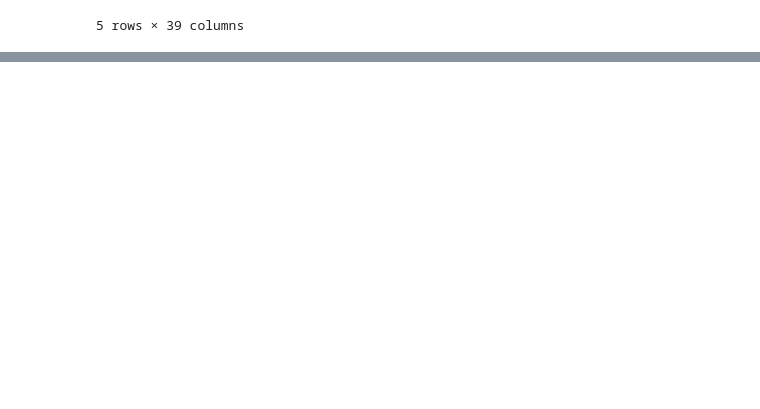
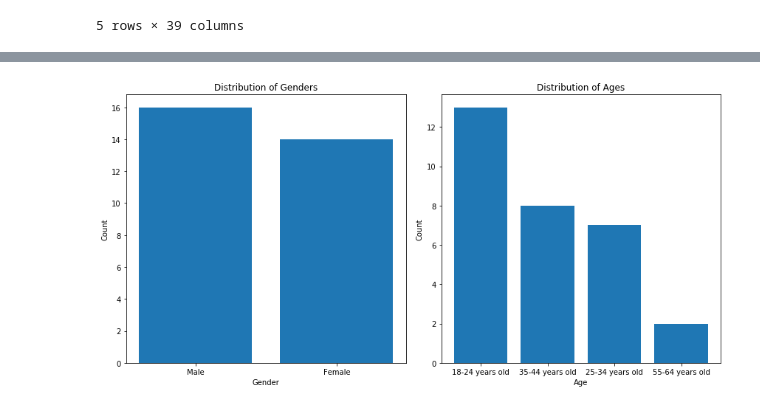
Before and after one commit to iatecookies/BachelorThesis, a Jupyter notebook: analysis.ipynb, the cells around one changed output, grey strips where cells are left out. Saved outputs shown, nothing was run; the diff lists cells and outputs as text; code cells hidden in the pictures; blank space fills up the shorter version.

```diff
--- a/analysis.ipynb
+++ b/analysis.ipynb
@@ -218,0 +218,28 @@ This solver needs samples of at least 2 classes in the data, but the data contai
+# %%
+# Set up the figure with two subplots
+fig, axes = plt.subplots(1, 2, figsize=(12, 6))  # Adjust the figure size if needed
+
+
+# Plot 1: Gender Distribution
+gender_counts = df['Q15'].value_counts()
+axes[0].bar(gender_counts.index, gender_counts.values)
+axes[0].set_xlabel('Gender')
+axes[0].set_ylabel('Count')
+axes[0].set_title('Distribution of Genders')
+
+
+
+# Plot 2: Age Distribution
+age_counts = df['Q16'].value_counts()
+axes[1].bar(age_counts.index, age_counts.values)
+axes[1].set_xlabel('Age')
+axes[1].set_ylabel('Count')
+axes[1].set_title('Distribution of Ages')
+
+# Adjust the spacing between subplots
+plt.tight_layout()
+
+# Show the plot
+plt.show()
+# %% [output]
+[figure, added]
```
Also changed, not shown: parts of 9 cells of this notebook.
